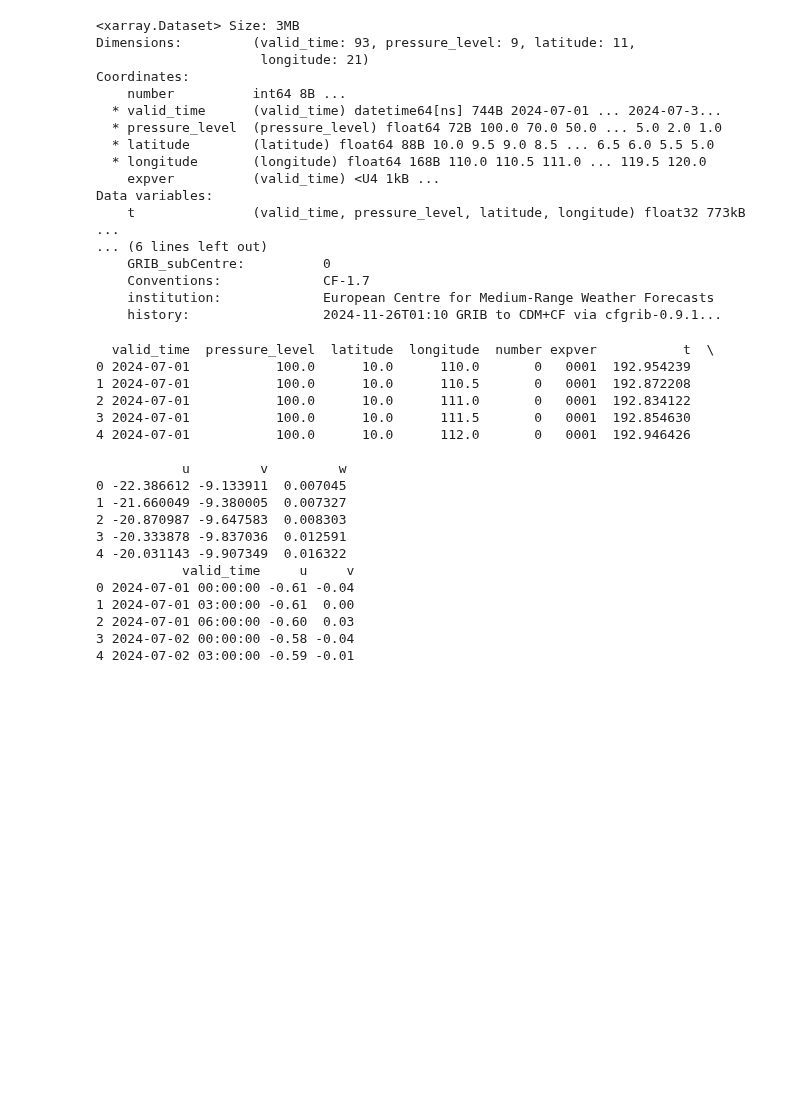
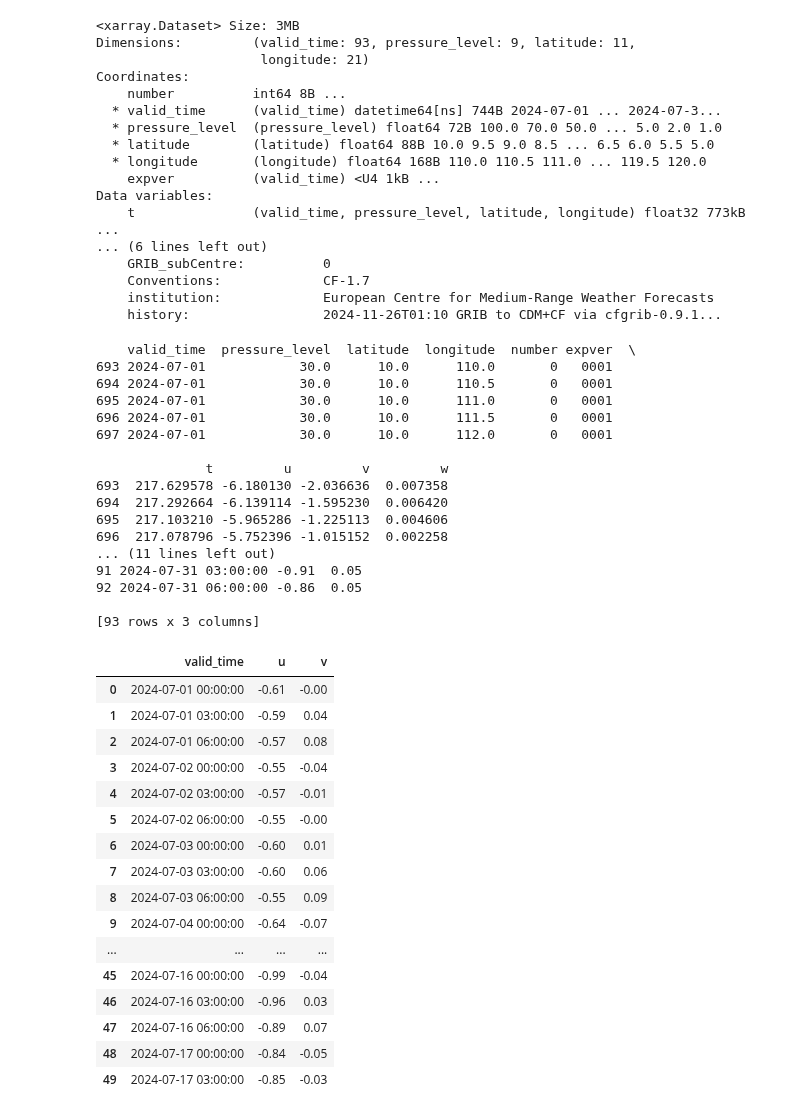
Before and after one commit to cl20813/GEMS_TCO, a Jupyter notebook: era5/era5.ipynb, the cells around one changed output. Drawn from its saved outputs; the diff is of its cells as text; code cells hidden in the pictures; blank space fills up the shorter version.

```diff
--- a/era5/era5.ipynb
+++ b/era5/era5.ipynb
@@ -52,19 +53,22 @@ Data variables:
     history:                 2024-11-26T01:10 GRIB to CDM+CF via cfgrib-0.9.1...
 # %%
 # Load the dataset
-file_path = r"C:\Users\joonw\tco\GEMS_TCO-2\era5\era5_data.nc"
-# file_path = r"C:\\Users\\joonw\\Downloads\\ct5km_ssta_v3.1_20230101.nc"
+# file_path = r"C:\Users\joonw\tco\GEMS_TCO-2\era5\era5_data.nc"
+
+file_path = r"/Users/joonwonlee/Documents/GEMS_TCO-1/era5/era5_data.nc"     # mac
+
 ds = xr.open_dataset(file_path)
 
 # Convert the dataset to a pandas DataFrame
 df = ds.to_dataframe().reset_index()
 
 # Display the DataFrame
-print(df.head())
 
 # Close the NetCDF file
 ds.close()
 
+df = df[df['pressure_level']<=30]
+print(df.head())
 # Group by 'valid_time' and calculate the mean of 'u' and 'v'
 df = df.groupby('valid_time')[['u', 'v']].mean().reset_index()
 
@@ -78,24 +82,22 @@ df['v'] = (df['v'] * 3600 / 111000).round(2)
 df.to_csv(r"C:\Users\joonw\tco\GEMS_TCO-2\era5\era5.csv", index=False)
 
 # Display the updated DataFrame
-print(df.head())
+print(df)
 # %% [output]
-  valid_time  pressure_level  latitude  longitude  number expver           t  \
-0 2024-07-01           100.0      10.0      110.0       0   0001  192.954239
-1 2024-07-01           100.0      10.0      110.5       0   0001  192.872208
-2 2024-07-01           100.0      10.0      111.0       0   0001  192.834122
-3 2024-07-01           100.0      10.0      111.5       0   0001  192.854630
-4 2024-07-01           100.0      10.0      112.0       0   0001  192.946426
+    valid_time  pressure_level  latitude  longitude  number expver  \
+693 2024-07-01            30.0      10.0      110.0       0   0001
+694 2024-07-01            30.0      10.0      110.5       0   0001
+695 2024-07-01            30.0      10.0      111.0       0   0001
+696 2024-07-01            30.0      10.0      111.5       0   0001
+697 2024-07-01            30.0      10.0      112.0       0   0001
 
-           u         v         w
-0 -22.386612 -9.133911  0.007045
-1 -21.660049 -9.380005  0.007327
-2 -20.870987 -9.647583  0.008303
-3 -20.333878 -9.837036  0.012591
-4 -20.031143 -9.907349  0.016322
-           valid_time     u     v
-0 2024-07-01 00:00:00 -0.61 -0.04
-1 2024-07-01 03:00:00 -0.61  0.00
-2 2024-07-01 06:00:00 -0.60  0.03
-3 2024-07-02 00:00:00 -0.58 -0.04
-4 2024-07-02 03:00:00 -0.59 -0.01
+              t         u         v         w
+693  217.629578 -6.180130 -2.036636  0.007358
+694  217.292664 -6.139114 -1.595230  0.006420
+695  217.103210 -5.965286 -1.225113  0.004606
+696  217.078796 -5.752396 -1.015152  0.002258
+... (11 lines left out)
+91 2024-07-31 03:00:00 -0.91  0.05
+92 2024-07-31 06:00:00 -0.86  0.05
+
+[93 rows x 3 columns]
@@ -103,0 +104,20 @@ df2 = df[ (df['valid_time']== "2024-07-01 00:00:00") & (df['pressure_level']<=30
+# %%
+df.head(50)
+# %% [output]
+|  | valid_time | u | v |
+| 0 | 2024-07-01 00:00:00 | -0.61 | -0.00 |
+| 1 | 2024-07-01 03:00:00 | -0.59 | 0.04 |
+| 2 | 2024-07-01 06:00:00 | -0.57 | 0.08 |
+| 3 | 2024-07-02 00:00:00 | -0.55 | -0.04 |
+| 4 | 2024-07-02 03:00:00 | -0.57 | -0.01 |
+| 5 | 2024-07-02 06:00:00 | -0.55 | -0.00 |
+| 6 | 2024-07-03 00:00:00 | -0.60 | 0.01 |
+| 7 | 2024-07-03 03:00:00 | -0.60 | 0.06 |
+| 8 | 2024-07-03 06:00:00 | -0.55 | 0.09 |
+| 9 | 2024-07-04 00:00:00 | -0.64 | -0.07 |
+| ... | ... | ... | ... |
+| 45 | 2024-07-16 00:00:00 | -0.99 | -0.04 |
+| 46 | 2024-07-16 03:00:00 | -0.96 | 0.03 |
+| 47 | 2024-07-16 06:00:00 | -0.89 | 0.07 |
+| 48 | 2024-07-17 00:00:00 | -0.84 | -0.05 |
+| 49 | 2024-07-17 03:00:00 | -0.85 | -0.03 |
```
Also changed, not shown: parts of 2 cells of this notebook, 4 other files.
